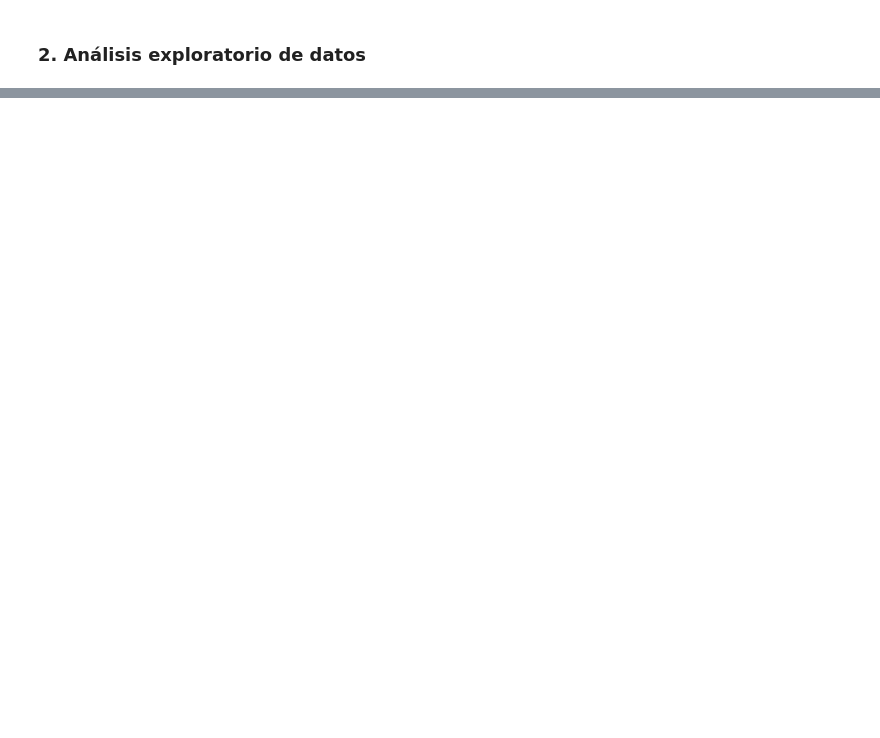
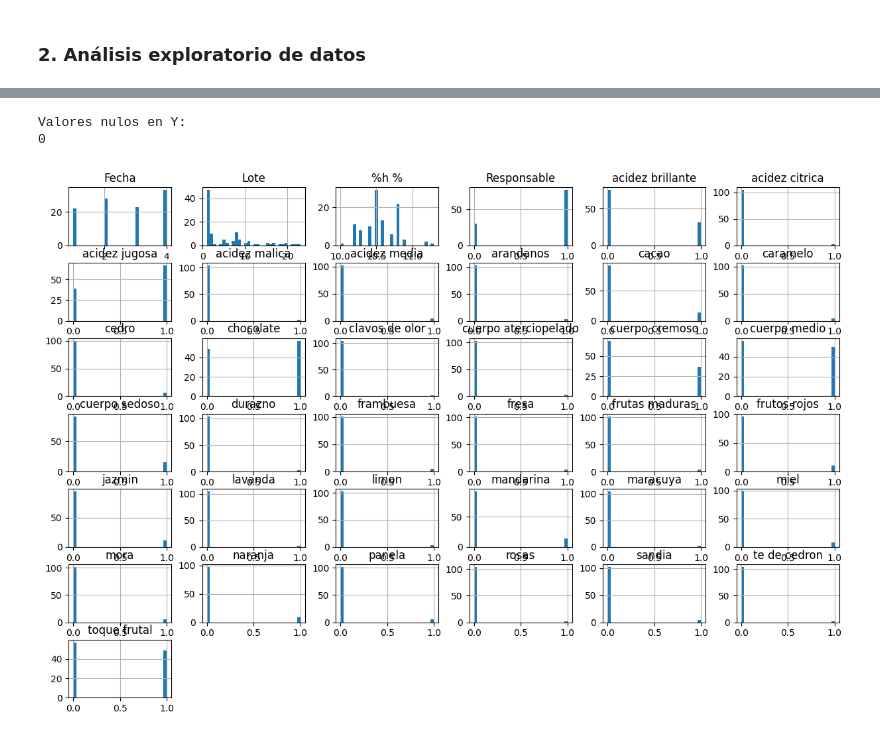
Before and after one commit to JulianSalazarD/T1-ML, a Jupyter notebook: main.ipynb, the cells around one changed output, grey strips where cells are left out. Cells and saved outputs as stored; diff of their text form; code cells hidden in the pictures; blank space fills up the shorter version.

```diff
--- a/main.ipynb
+++ b/main.ipynb
@@ -284,0 +287,6 @@ df_trillado.head()
+# %%
+for i in df_trillado.index:
+    if isinstance(df_trillado.at[i, 'Puntaje n°'], str):
+        df_trillado.at[i, 'Puntaje n°'] = float(df_trillado.at[i, 'Puntaje n°'].replace(',', '.'))
+    if isinstance(df_trillado.at[i, '%h %'], str):
+        df_trillado.at[i, '%h %'] = float(df_trillado.at[i, '%h %'].replace(',', '.'))
@@ -316,0 +481,11 @@ vainilla: 2
+# %%
+print("Valores nulos en Y:")
+print(y.isnull().sum())
+# %% [output]
+Valores nulos en Y:
+0
+# %%
+X.hist(bins=30, figsize=(15, 10))
+plt.show()
+# %% [output]
+[figure, added]
```
Also changed, not shown: parts of 60 cells of this notebook.
